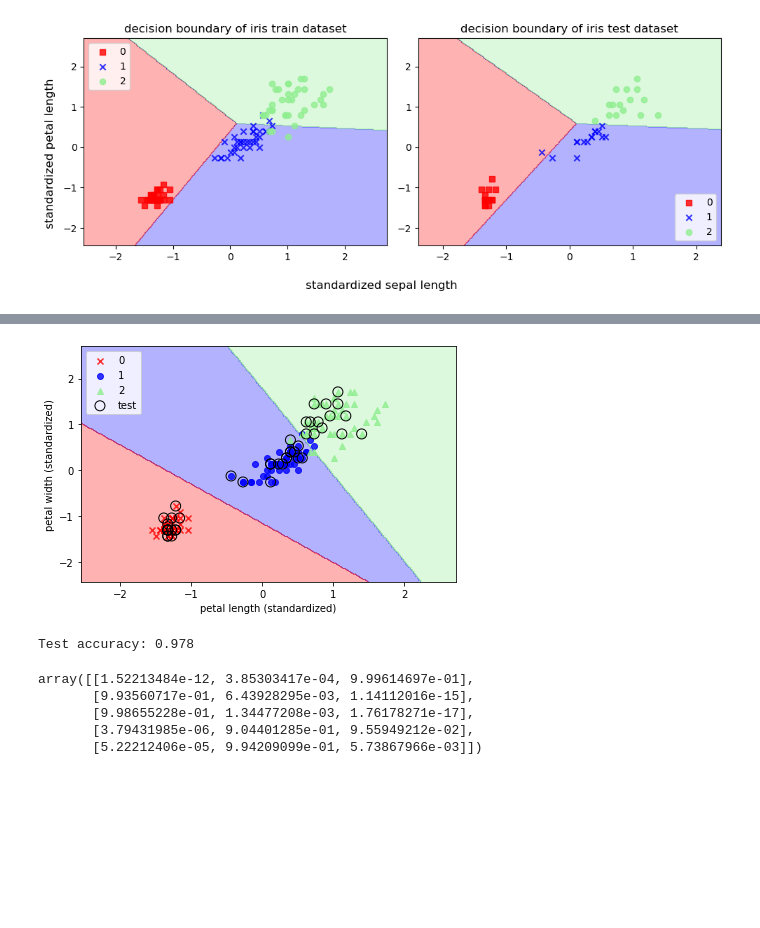
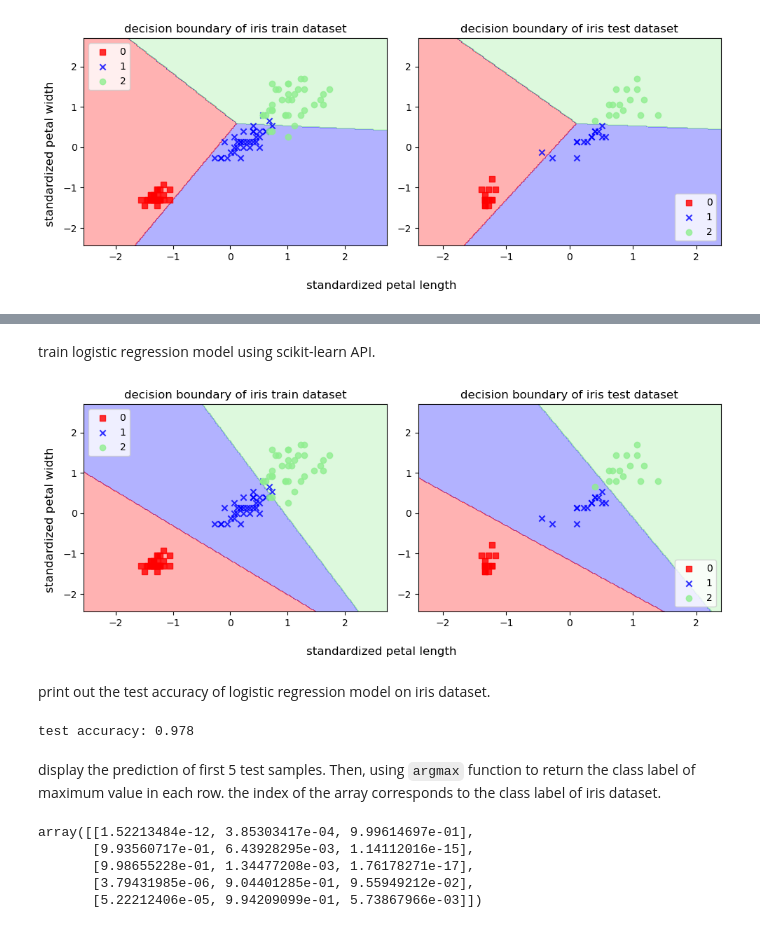
Before and after one commit to hanjihun2000/machine-learning, a Jupyter notebook: guide/classification-models.ipynb, the cells around one changed output, grey strips where cells are left out. Cells and saved outputs as stored; diff of their text form; code cells hidden in the pictures; blank space fills up the shorter version.

```diff
--- a/guide/classification-models.ipynb
+++ b/guide/classification-models.ipynb
@@ -125,21 +184,34 @@ plt.show()
+# %% [markdown]
+train logistic regression model using scikit-learn API.
 # %%
 from sklearn.linear_model import LogisticRegression
 
 lr = LogisticRegression(C=100.0, random_state=1)
 lr.fit(X_train_std, y_train)
+fig = plt.figure(figsize=(10, 4))
+fig.supxlabel("standardized petal length")
+fig.supylabel("standardized petal width")
 
-X_combined_std = np.vstack((X_train_std, X_test_std))
-y_combined = np.hstack((y_train, y_test))
-plot_decision_boundary(X_combined_std, y_combined, classifier=lr, test_idx=range(105, 150))
-plt.xlabel('petal length (standardized)')
-plt.ylabel('petal width (standardized)')
-plt.legend(loc='upper left')
+plt.subplot(1, 2, 1)
+plot_decision_boundary(X_train_std, y_train, classifier=lr)
+plt.title("decision boundary of iris train dataset")
+plt.legend(loc="upper left")
+plt.tight_layout()
+
+plt.subplot(1, 2, 2)
+plot_decision_boundary(X_test_std, y_test, classifier=lr)
+plt.title("decision boundary of iris test dataset")
+plt.legend(loc="lower right")
 plt.tight_layout()
 plt.show()
 # %% [output]
-[figure, old version]
+[figure, new version]
+# %% [markdown]
+print out the test accuracy of logistic regression model on iris dataset.
 # %%
-print('Test accuracy: %.3f' % lr.score(X_test_std, y_test))
+print("test accuracy: %.3f" % lr.score(X_test_std, y_test))
 # %% [output]
-Test accuracy: 0.978
+test accuracy: 0.978
+# %% [markdown]
+display the prediction of first 5 test samples. Then, using `argmax` function to return the class label of maximum value in each row. the index of the array corresponds to the class label of iris dataset.
 # %%
```
Also changed, not shown: parts of 11 cells of this notebook.
